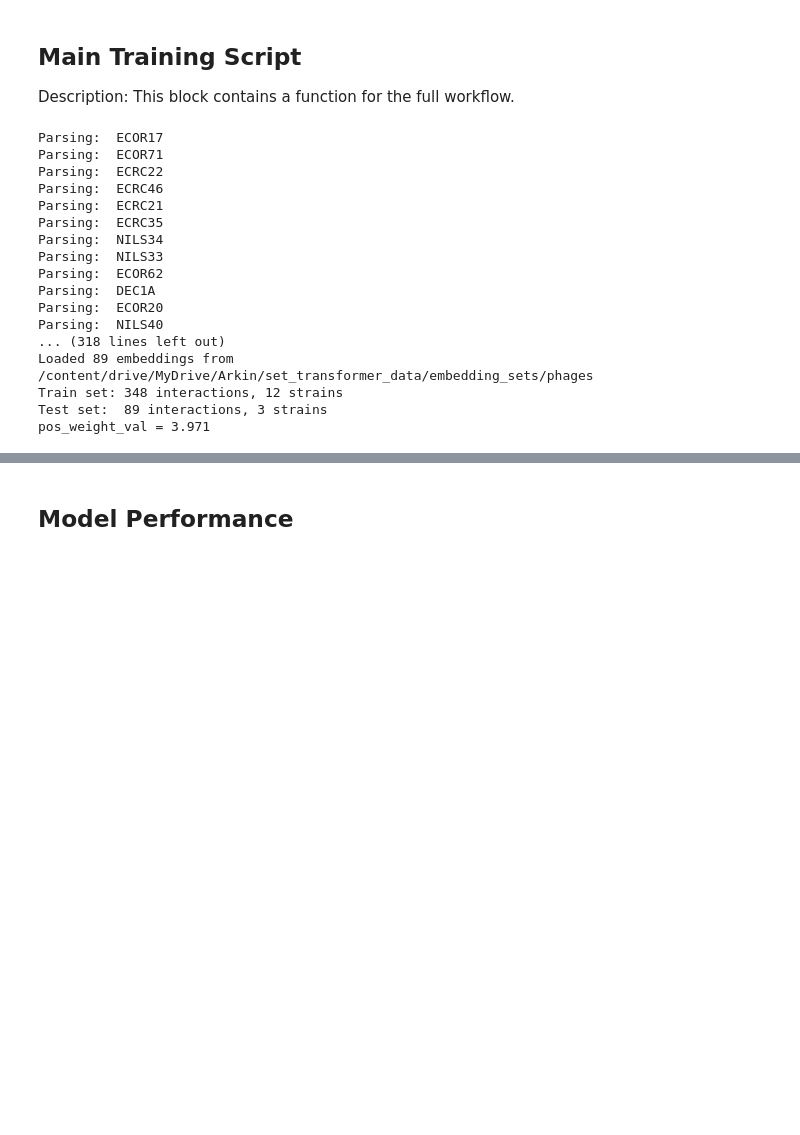
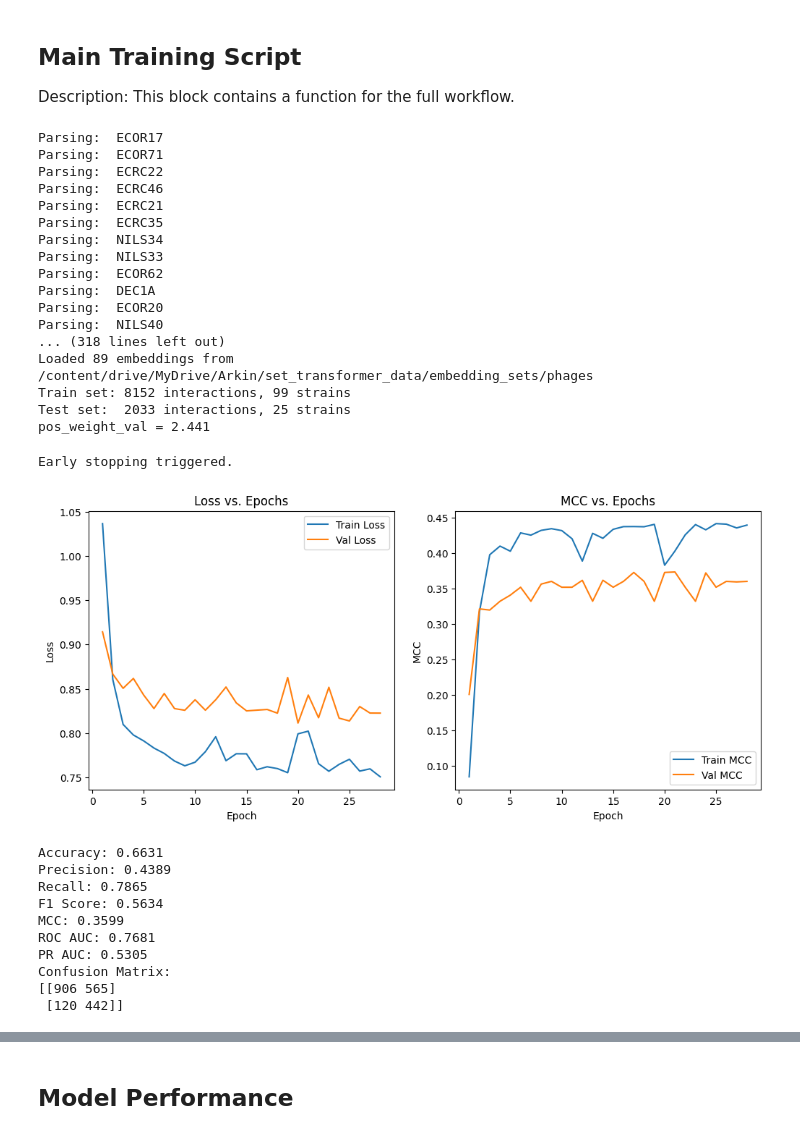
Before and after one commit to Noonanav/phage_host_set_transformers, a Jupyter notebook: set_transformer_modeling_v1.ipynb, the cells around one changed output, grey strips where cells are left out. Cells and saved outputs as stored; diff of their text form; code cells hidden in the pictures; blank space fills up the shorter version.

```diff
--- a/set_transformer_modeling_v1.ipynb
+++ b/set_transformer_modeling_v1.ipynb
@@ -311,9 +351,9 @@ class CrossAttention(nn.Module):
         super(CrossAttention, self).__init__()
         self.mab = MAB(dim, dim, dim, num_heads, ln=ln)
 
-    def forward(self, X, Y, return_attn=False):
-        # Pass the return_attn flag to MAB
-        return self.mab(X, Y, return_attn=return_attn)
+    def forward(self, X, Y, mask=None, return_attn=False):
+        # Pass mask & return_attn to MAB
+        return self.mab(X, Y, mask=mask, return_attn=return_attn)
 # %% [markdown]
 # Block 5: Encoders and Complete Model
 Description: This block defines the set encoders for strain and phage embeddings and the complete `StrainPhageTransformer` model, which combines the set encoders, cross-attention blocks, pooling, and classification layers.
@@ -670,15 +718,18 @@ def predict_and_evaluate(model, data_loader, device):
     all_labels = []
 
     with torch.no_grad():
-        for strain_emb, phage_emb, labels in data_loader:
-            strain_emb = strain_emb.to(device)
-            phage_emb = phage_emb.to(device)
-            labels = labels.to(device)
+        for strain_emb, phage_emb, strain_mask, phage_mask, labels in data_loader:
+            strain_emb  = strain_emb.to(device)
+            phage_emb   = phage_emb.to(device)
+            strain_mask = strain_mask.to(device)
+            phage_mask  = phage_mask.to(device)
+            labels      = labels.to(device)
 
-            logits = model(strain_emb, phage_emb)  # Get raw logits
-            preds = torch.sigmoid(logits).cpu().numpy()  # Apply sigmoid to get probabilities
+            logits = model(strain_emb, phage_emb, strain_mask, phage_mask)
+            preds  = torch.sigmoid(logits).cpu().numpy().flatten()
+
             all_preds.extend(preds)
-            all_labels.extend(labels.cpu().numpy())
+            all_labels.extend(labels.cpu().numpy().flatten())
 
     all_preds = np.array(all_preds).flatten()
     all_labels = np.array(all_labels).flatten()
@@ -769,8 +820,11 @@ def main(debug=False):
     # 1. Load data
     strain_embeddings = load_embeddings('/content/drive/MyDrive/Arkin/set_transformer_data/embedding_sets/strains/')
     phage_embeddings  = load_embeddings('/content/drive/MyDrive/Arkin/set_transformer_data/embedding_sets/phages/')
+    # strain_embeddings = load_embeddings('/content/drive/MyDrive/Arkin/ESM2/public_datasets/pseudomonas/strain_mod/')
+    # phage_embeddings  = load_embeddings('/content/drive/MyDrive/Arkin/ESM2/public_datasets/pseudomonas/phage_mod/')
 
     # 2. Load and split interactions
+    # interactions_df = pd.read_csv('/content/drive/MyDrive/Arkin/phage_public_datasets/pseudomonas/interaction_matrix.csv')
     interactions_df = pd.read_csv('/content/drive/MyDrive/Arkin/set_transformer_data/EDGE_interaction_long_172_no2.csv')
 
     # Filter interactions_df before splitting
@@ -780,8 +834,8 @@ def main(debug=False):
 
     # Debug mode filtering
     if debug:
-        random_strains = random.sample(list(strain_keys), 30)
-        random_phages = random.sample(list(phage_keys), 30)
+        random_strains = random.sample(list(strain_keys), 50)
+        random_phages = random.sample(list(phage_keys), 50)
         interactions_df = interactions_df[interactions_df['strain'].isin(random_strains) & interactions_df['phage'].isin(random_phages)]
 
     train_df, test_df = filter_interactions_by_strain(interactions_df)
@@ -799,7 +853,7 @@ def main(debug=False):
         test_df,
         strain_embeddings,
         phage_embeddings,
-        batch_size=1
+        batch_size=1024
     )
 
     # 4. Initialize model
@@ -818,7 +872,7 @@ def main(debug=False):
         train_loader,
         test_loader,
         num_epochs=100,
-        learning_rate=1e-4,
+        learning_rate=1e-5,
         patience=7,
         device=device,
         pos_weight_val=pos_weight_val
@@ -845,7 +899,7 @@ def main(debug=False):
     return model, history, accuracy, precision, recall, f1, mcc, roc_auc, pr_auc, conf_matrix, all_preds, all_labels
 # %%
 if __name__ == "__main__":
-    model, history, accuracy, precision, recall, f1, mcc, roc_auc, pr_auc, conf_matrix, all_preds, all_labels = main(debug=True)
+    model, history, accuracy, precision, recall, f1, mcc, roc_auc, pr_auc, conf_matrix, all_preds, all_labels = main(debug=False)
 
     # Create a dictionary to store the outputs
     outputs = {
@@ -863,34 +917,46 @@ if __name__ == "__main__":
          'all_labels': all_labels
     }
 
     # Get the directory of the interaction matrix
     output_dir = '/content/drive/MyDrive/Arkin/set_transformer_data/'
 
     # Create a subdirectory for outputs if it doesn't exist
     output_subdir = os.path.join(output_dir, 'outputs')
     os.makedirs(output_subdir, exist_ok=True)
 
     # Construct the full file path for the output file
-    output_file_path = os.path.join(output_subdir, 'main_function_outputs_test.pkl')  # or .joblib
+    output_file_path = os.path.join(output_subdir, 'main_function_outputs_ecoli_1024_5.pkl')  # or .joblib
 
     # Save the outputs
     with open(output_file_path, 'wb') as f:  # or 'wb' for joblib
         pickle.dump(outputs, f)  # or joblib.dump(outputs, f)
 # %% [output]
 Parsing:  ECOR17
 Parsing:  ECOR71
 Parsing:  ECRC22
 Parsing:  ECRC46
 Parsing:  ECRC21
 Parsing:  ECRC35
 Parsing:  NILS34
 Parsing:  NILS33
 Parsing:  ECOR62
 Parsing:  DEC1A
 Parsing:  ECOR20
 Parsing:  NILS40
 ... (318 lines left out)
 Loaded 89 embeddings from /content/drive/MyDrive/Arkin/set_transformer_data/embedding_sets/phages
-Train set: 348 interactions, 12 strains
-Test set:  89 interactions, 3 strains
-pos_weight_val = 3.971
+Train set: 8152 interactions, 99 strains
+Test set:  2033 interactions, 25 strains
+pos_weight_val = 2.441
+Early stopping triggered.
+[figure, added]
+Accuracy: 0.6631
+Precision: 0.4389
+Recall: 0.7865
+F1 Score: 0.5634
+MCC: 0.3599
+ROC AUC: 0.7681
+PR AUC: 0.5305
+Confusion Matrix:
+[[906 565]
+ [120 442]]
```
Also changed, not shown: parts of 6 cells of this notebook.
